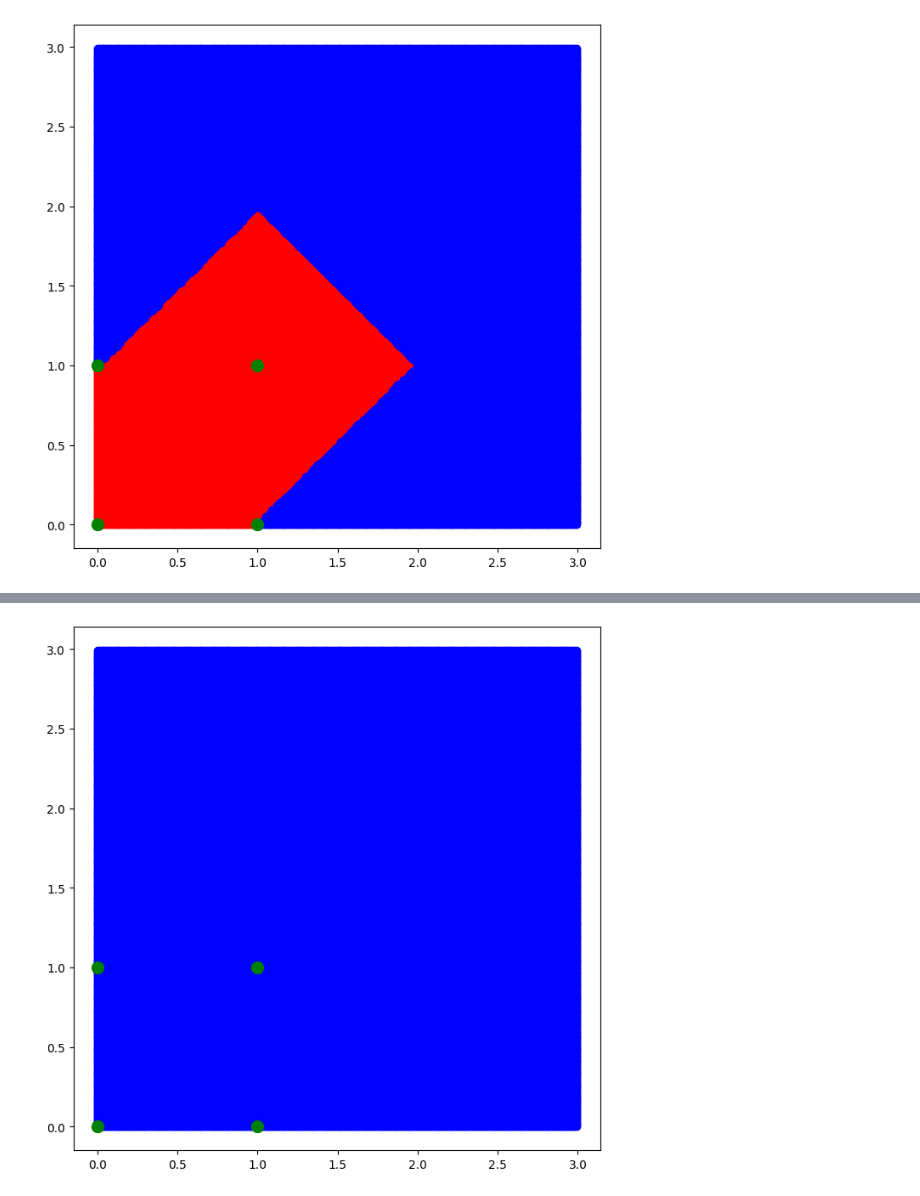
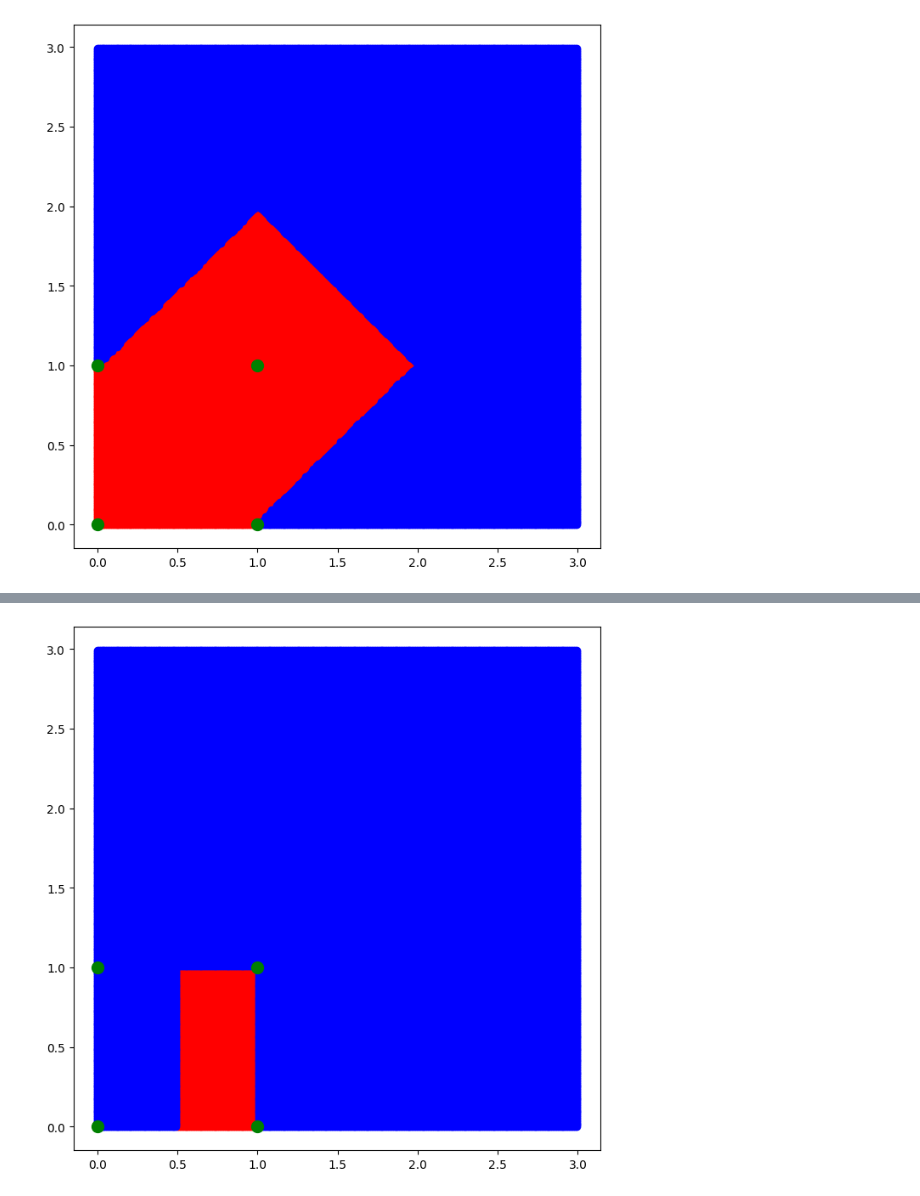
Before and after one commit to haonanyaaa/Intro-2-DL, a Jupyter notebook: lec1.ipynb, the cells around one changed output, grey strips where cells are left out. Cells and saved outputs as stored; diff of their text form; code cells hidden in the pictures.

```diff
--- a/lec1.ipynb
+++ b/lec1.ipynb
@@ -259,35 +261,34 @@ def test_shifted_one_pulse():
     tests = [(i, j) for i in np.arange(0, x, 0.01) for j in np.arange(0, x, 0.01)]
     #tests = [(2, 2), (10,10)]
     out = run_tests(nn, tests)
 
     vi = Visualizer()
     vi.plot(tests, out)
 
 def test_pulse():
     x = 3
     p_nn_l1 = [Perception([-x,0], -x),
               Perception([0,-x], -x),
               Perception([0,0], 0),
             ]
 
     s_nn_l1 = [Perception([2 * x,0], x),
               Perception([0,-x], -x),
               Perception([0,0], 0),
             ]
 
     nn_l1 = p_nn_l1 + s_nn_l1
-    nn_l2 = [Perception([x, x, x, 0, 0, 0],6*x),
-             Perception([0, 0, 0, x, x, x],6*x),
+    nn_l2 = [Perception([x, x, x, 0, 0, 0],3*x),
+             Perception([0, 0, 0, x, x, x],3*x),
              ]
-    nn_l3 = [Perception([x,x], x)]
+    nn_l3 = [Perception([x,x], 2*x)]
     nn = [nn_l1, nn_l2, nn_l3]
 
     tests = [(i, j) for i in np.arange(0, x, 0.01) for j in np.arange(0, x, 0.01)]
     out = run_tests(nn, tests)
     vi = Visualizer()
     vi.plot(tests, out)
 
-
 test_pulse()
 # %% [output]
-[figure, old version]
+[figure, new version]
```
Also changed, not shown: parts of 1 cell of this notebook, 4 other files.
